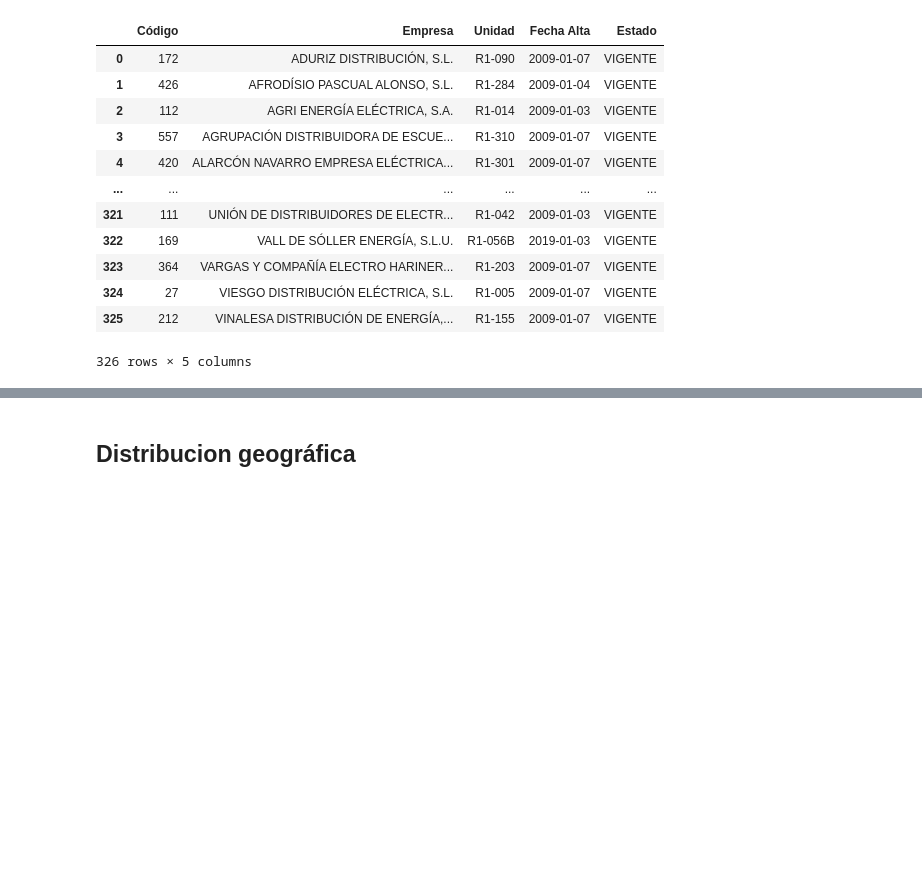
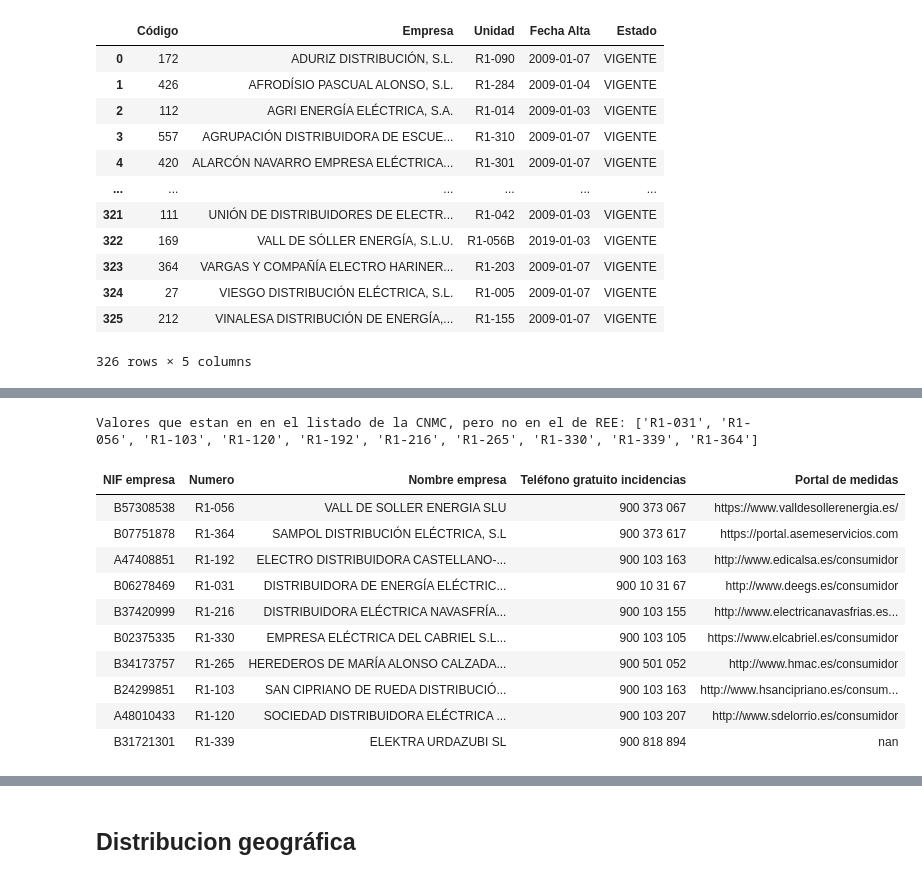
Before and after one commit to jacubero/SEE, a Jupyter notebook: Distribucion/distribucion.ipynb, the cells around one changed output, grey strips where cells are left out. Cells and saved outputs as stored; diff of their text form; code cells hidden in the pictures; blank space fills up the shorter version.

```diff
--- a/Distribucion/distribucion.ipynb
+++ b/Distribucion/distribucion.ipynb
@@ -28,12 +28,10 @@ Successfully installed et-xmlfile-2.0.0 openpyxl-3.1.5
 # %%
 # https://www.esios.ree.es/es/descargas
-# Specify the path to your Excel file
-file_path = 'Excels/124-Distribuidores.xlsx'  # Adjust the path based on where your file is
+file_path = 'Excels/124-Distribuidores.xlsx'
 
-# Read the Excel file
-distribuidores_df = pd.read_excel(file_path)
+distribuidores_ree_df = pd.read_excel(file_path)
 
-distribuidores_df
+distribuidores_ree_df
 # %% [output]
 |  | Código | Empresa | Unidad | Fecha Alta | Estado |
 | 0 | 172 | ADURIZ DISTRIBUCIÓN, S.L. | R1-090 | 2009-01-07 | VIGENTE |
@@ -50,0 +74,15 @@ distribuidores_df
+# %%
+unidad = distribuidores_ree_df['Unidad'].dropna().str.strip().unique()
+no_orden = distribuidores_cnmc_df['Numero'].dropna().str.strip().unique()
+
+# Convert to sets for efficient comparison
+set_no_orden = set(no_orden)
+set_unidad = set(unidad)
+
+common_values = set_no_orden.intersection(set_unidad)  # Same values in both
+missing_in_unidad = set_no_orden.difference(set_unidad)  # In Nº de orden but not in Unidad
+missing_in_no_orden = set_unidad.difference(set_no_orden)  # In Unidad but not in Nº de orden
+
+print("Número total de valores en el listado de REE:", len(set_unidad))
+print("Número total de valores en el listado de la CNMC:", len(set_no_orden))
+print("\nNúmero de valores comunes:", len(sorted(common_values)))
@@ -50,0 +102,18 @@ distribuidores_df
+# %%
+print("\nValores que estan en en el listado de la CNMC, pero no en el de REE:", sorted(missing_in_unidad))
+
+df_falta_en_REE = distribuidores_cnmc_df[distribuidores_cnmc_df['Numero'].isin(missing_in_unidad)]
+df_falta_en_REE.style.hide(axis='index')
+# %% [output]
+Valores que estan en en el listado de la CNMC, pero no en el de REE: ['R1-031', 'R1-056', 'R1-103', 'R1-120', 'R1-192', 'R1-216', 'R1-265', 'R1-330', 'R1-339', 'R1-364']
+| NIF empresa | Numero | Nombre empresa | Teléfono gratuito incidencias | Portal de medidas |
+| B57308538 | R1-056 | VALL DE SOLLER ENERGIA SLU | 900 373 067 | https://www.valldesollerenergia.es/ |
+| B07751878 | R1-364 | SAMPOL DISTRIBUCIÓN ELÉCTRICA, S.L | 900 373 617 | https://portal.asemeservicios.com |
+| A47408851 | R1-192 | ELECTRO DISTRIBUIDORA CASTELLANO-... | 900 103 163 | http://www.edicalsa.es/consumidor |
+| B06278469 | R1-031 | DISTRIBUIDORA DE ENERGÍA ELÉCTRIC... | 900 10 31 67 | http://www.deegs.es/consumidor |
+| B37420999 | R1-216 | DISTRIBUIDORA ELÉCTRICA NAVASFRÍA... | 900 103 155 | http://www.electricanavasfrias.es... |
+| B02375335 | R1-330 | EMPRESA ELÉCTRICA DEL CABRIEL S.L... | 900 103 105 | https://www.elcabriel.es/consumidor |
+| B34173757 | R1-265 | HEREDEROS DE MARÍA ALONSO CALZADA... | 900 501 052 | http://www.hmac.es/consumidor |
+| B24299851 | R1-103 | SAN CIPRIANO DE RUEDA DISTRIBUCIÓ... | 900 103 163 | http://www.hsancipriano.es/consum... |
+| A48010433 | R1-120 | SOCIEDAD DISTRIBUIDORA ELÉCTRICA ... | 900 103 207 | http://www.sdelorrio.es/consumidor |
+| B31721301 | R1-339 | ELEKTRA URDAZUBI SL | 900 818 894 | nan |
```
Also changed, not shown: parts of 6 cells of this notebook, 5 other files.
